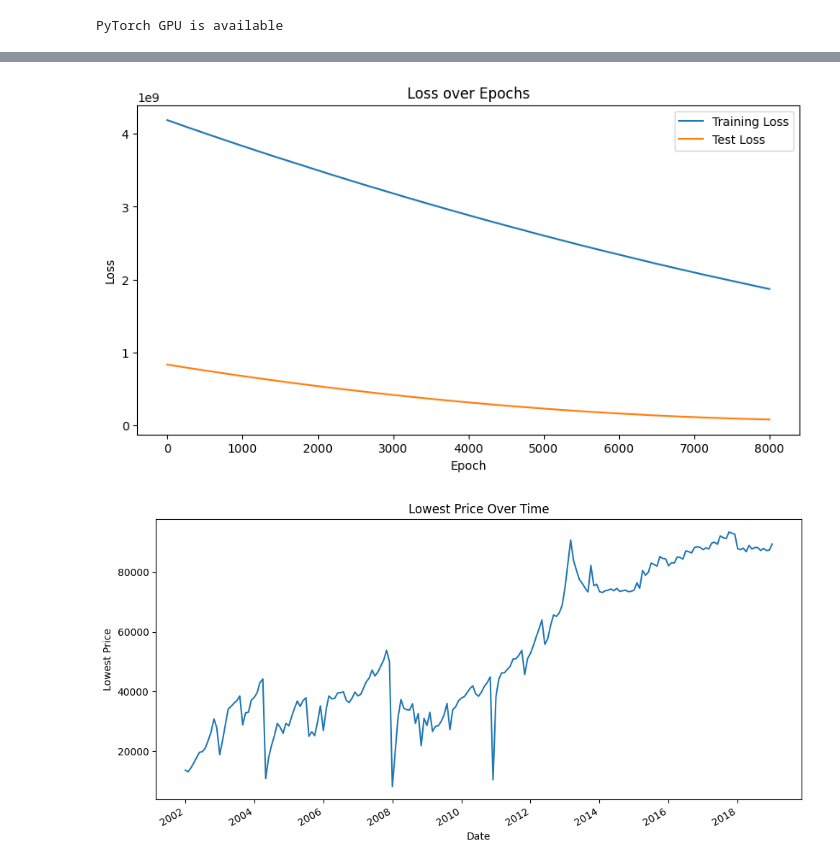
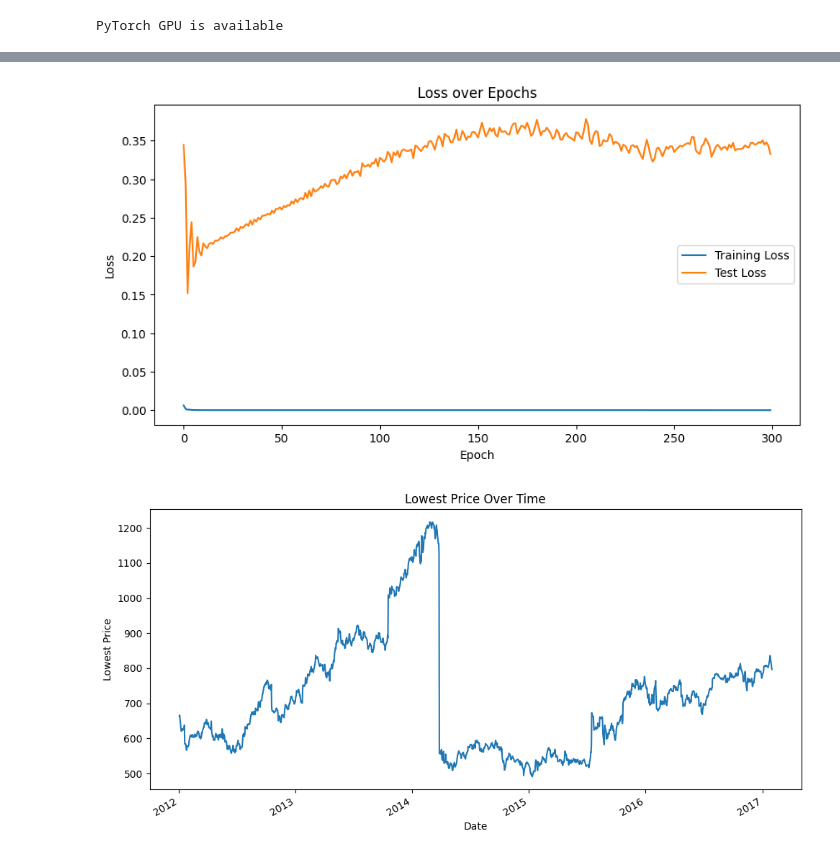
Before and after one commit to Mage-Knight/Intelligent_decision_support_systems, a Jupyter notebook: Lab2/idss-lab-2.ipynb, the cells around one changed output, grey strips where cells are left out. Saved outputs shown, nothing was run; the diff lists cells and outputs as text; code cells hidden in the pictures.

Commit message:
Fix scaling and plotting predictions (modify loss calculation)

```diff
--- a/Lab2/idss-lab-2.ipynb
+++ b/Lab2/idss-lab-2.ipynb
@@ -65,0 +56,3 @@ df.head()
+# %%
+df_train = pd.read_csv('/kaggle/input/gooogle-stock-price/Google_Stock_Price_Train.csv')
+df_train.tail()
@@ -65,0 +82,3 @@ df.head()
+# %%
+df_test = pd.read_csv('/kaggle/input/gooogle-stock-price/Google_Stock_Price_Test.csv')
+df_test.head()
@@ -66,20 +108,28 @@ df.head()
+# %%
+df_train['Close'] = pd.to_numeric(df_train['Close'].str.replace(',', ''), errors='coerce')
+df = pd.concat([df_train, df_test], axis=0)
 # %%
 # Select features and target for modeling
-df['Date'] = pd.to_datetime(df['Date'], format='%b-%y')
+df['Date'] = pd.to_datetime(df['Date'], format='%m/%d/%Y')
+df['Volume'] = pd.to_numeric(df['Volume'].str.replace(',', ''), errors='coerce')
 
-features = df[['Issued', 'Avg', 'Applicants']]
-target = df['Lowest']
+features = df[['Open', 'High', 'Low', 'Volume']]
+target = df['Close'].to_frame()
 
 # Normalize features
-scaler = MinMaxScaler()
-features_normalized = scaler.fit_transform(features)
+feature_scaler = StandardScaler()
+target_scaler = deepcopy(feature_scaler)
+split_index = int(len(df) * 0.25)
+feature_scaler.fit(features.head(split_index)) # we have access only to train set
+target_scaler.fit(target.head(split_index)) # we have access only to train set
+features_normalized = feature_scaler.transform(features)
+target_normalized = target_scaler.transform(target)
 
 # Split the data
-split_index = int(len(df) * 0.25)
-X_train = features_normalized[split_index:]
-y_train = target.values[split_index:]
-X_test = features_normalized[:split_index]
-y_test = target.values[:split_index]
+X_train = features_normalized[:split_index]
+y_train = target_normalized[:split_index]
+X_test = features_normalized[split_index:]
+y_test = target_normalized[split_index:]
 
 # Convert to tensors
 X_train_tensor = torch.tensor(X_train, dtype=torch.float32)
@@ -342,16 +389,16 @@ Epoch 8000/8000, Training Loss: 1871293736.1569, Test Loss: 82523424.0000
 # %%
-best_model.plot_loss()
+best_rnn_model.plot_loss()
 # %% [output]
-[figure, old version]
+[figure, new version]
 # %%
 # Plot 'Avg' over time
 plt.figure(figsize=(10, 5))
-plt.plot(df['Date'], df['Lowest'], label='Lowest Price')
+plt.plot(df['Date'], df['Close'], label='Lowest Price')
 plt.xlabel("Date")
 plt.ylabel("Lowest Price")
 plt.title("Lowest Price Over Time")
 plt.xticks(rotation=30, ha='right')
 plt.tight_layout()
 plt.show()
 # %% [output]
-[figure, old version]
+[figure, new version]
```
Also changed, not shown: parts of 18 cells of this notebook.
